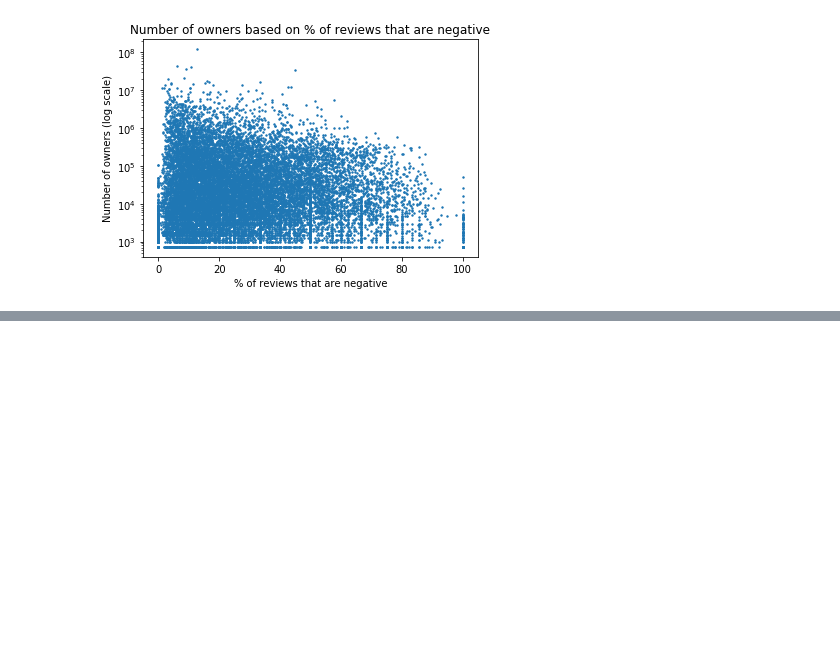
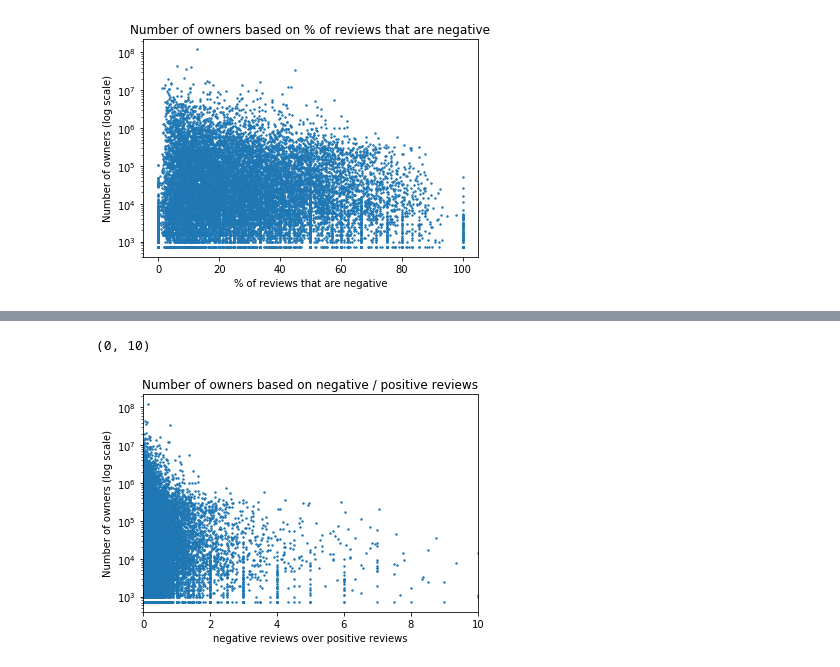
Before and after one commit to cstepien/SteamReviews, a Jupyter notebook: steam_spy.ipynb, the cells around one changed output, grey strips where cells are left out. Cells and saved outputs as stored; diff of their text form; code cells hidden in the pictures; blank space fills up the shorter version.

```diff
--- a/steam_spy.ipynb
+++ b/steam_spy.ipynb
@@ -86,0 +151,12 @@ Text(0.5,1,'Number of owners based on % of reviews that are negative')
+# %%
+# Number of owners as a function of review ratio: negative to positivee
+games_df['neg_pos'] = games_df['negative']/games_df['positive']
+plt.scatter(games_df.neg_pos, games_df.owners, s = 2)
+plt.yscale('log')
+plt.xlabel('negative reviews over positive reviews')
+plt.ylabel('Number of owners (log scale)')
+plt.title('Number of owners based on negative / positive reviews')
+plt.xlim((0, 10))
+# %% [output]
+(0, 10)
+[figure, added]
```
Also changed, not shown: parts of 20 cells of this notebook, 4 other files.
